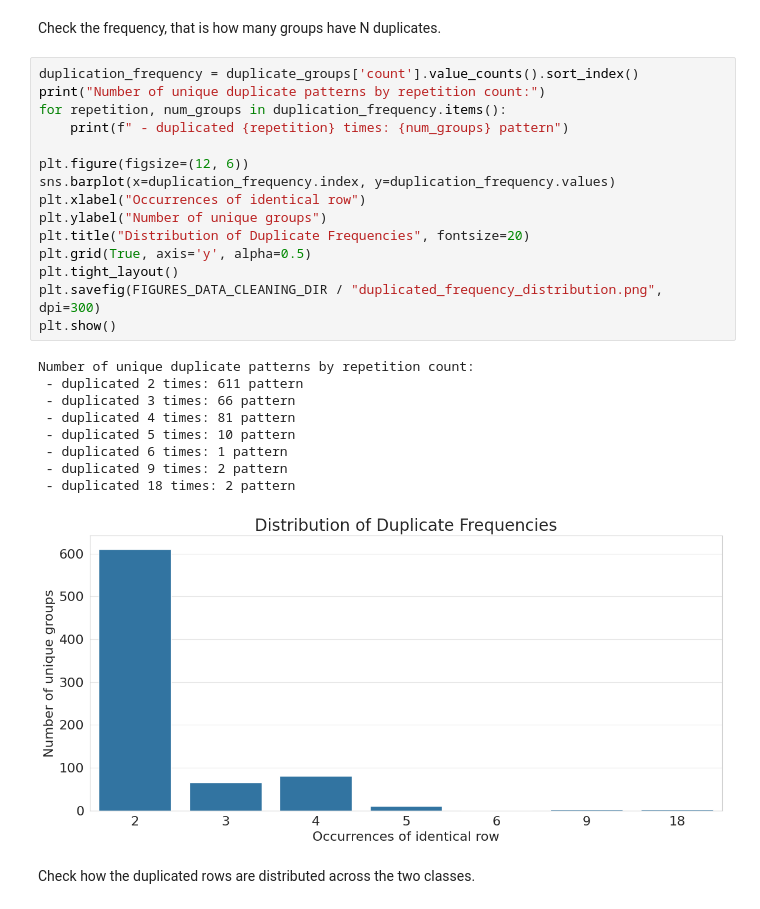
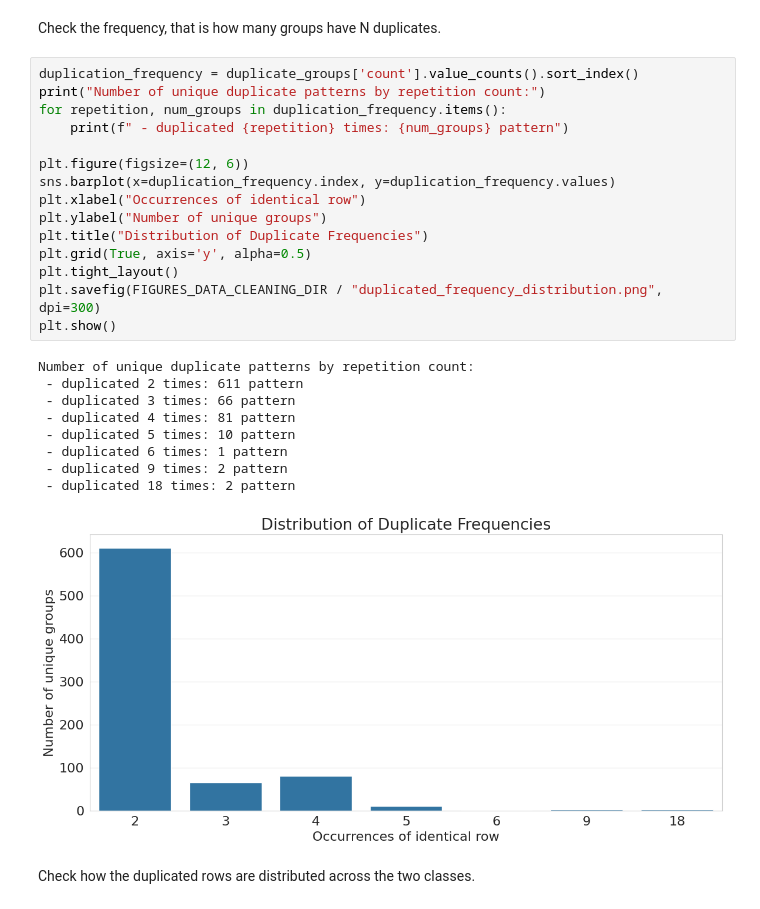
Before and after one commit to LeonardoSaccotelli/Dynamic-Ensemble-Learning-for-Credit-Card-Fraud-Detection, a Jupyter notebook: notebooks/1.0-ls-data-cleaning.ipynb, the cells around one changed output. Cells and saved outputs as stored; diff of their text form.

```diff
--- a/notebooks/1.0-ls-data-cleaning.ipynb
+++ b/notebooks/1.0-ls-data-cleaning.ipynb
@@ -214,28 +216,28 @@ Check the frequency, that is how many groups have N duplicates.
 # %%
 duplication_frequency = duplicate_groups['count'].value_counts().sort_index()
 print("Number of unique duplicate patterns by repetition count:")
 for repetition, num_groups in duplication_frequency.items():
     print(f" - duplicated {repetition} times: {num_groups} pattern")
 
 plt.figure(figsize=(12, 6))
 sns.barplot(x=duplication_frequency.index, y=duplication_frequency.values)
 plt.xlabel("Occurrences of identical row")
 plt.ylabel("Number of unique groups")
-plt.title("Distribution of Duplicate Frequencies", fontsize=20)
+plt.title("Distribution of Duplicate Frequencies")
 plt.grid(True, axis='y', alpha=0.5)
 plt.tight_layout()
 plt.savefig(FIGURES_DATA_CLEANING_DIR / "duplicated_frequency_distribution.png", dpi=300)
 plt.show()
 # %% [output]
 Number of unique duplicate patterns by repetition count:
  - duplicated 2 times: 611 pattern
  - duplicated 3 times: 66 pattern
  - duplicated 4 times: 81 pattern
  - duplicated 5 times: 10 pattern
  - duplicated 6 times: 1 pattern
  - duplicated 9 times: 2 pattern
  - duplicated 18 times: 2 pattern
-[figure, old version]
+[figure, new version]
 # %% [markdown]
 Check how the duplicated rows are distributed across the two classes.
 # %%
```
Also changed, not shown: parts of 2 cells of this notebook, 2 other files.
